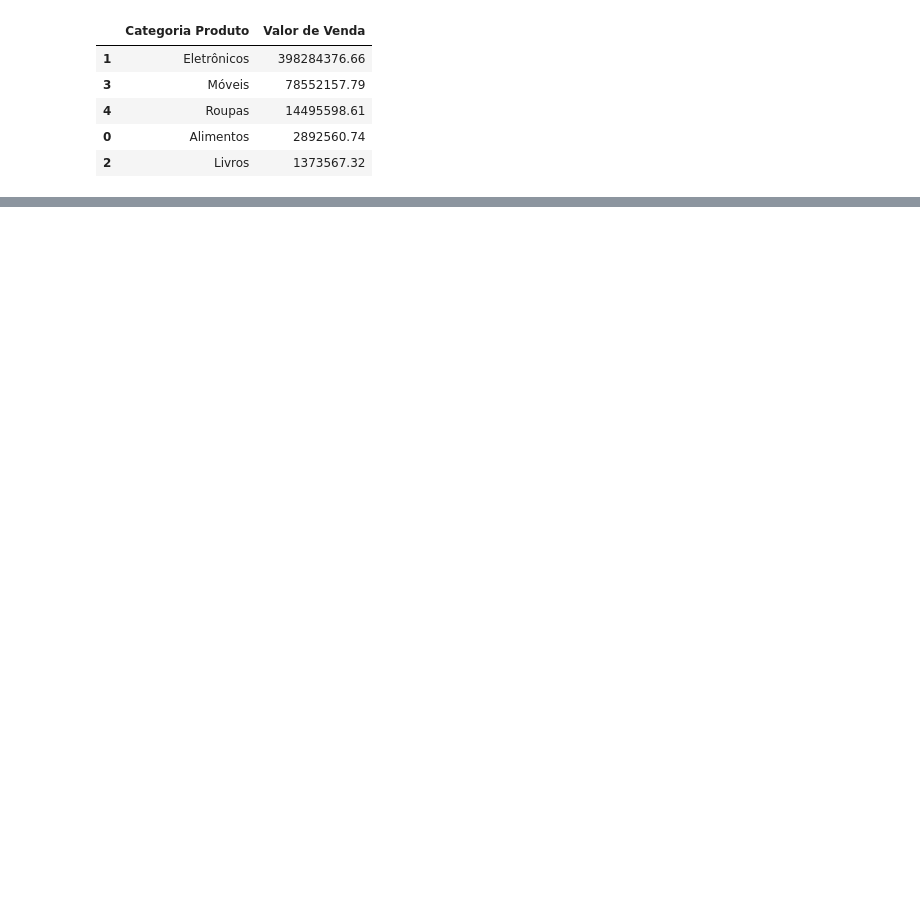
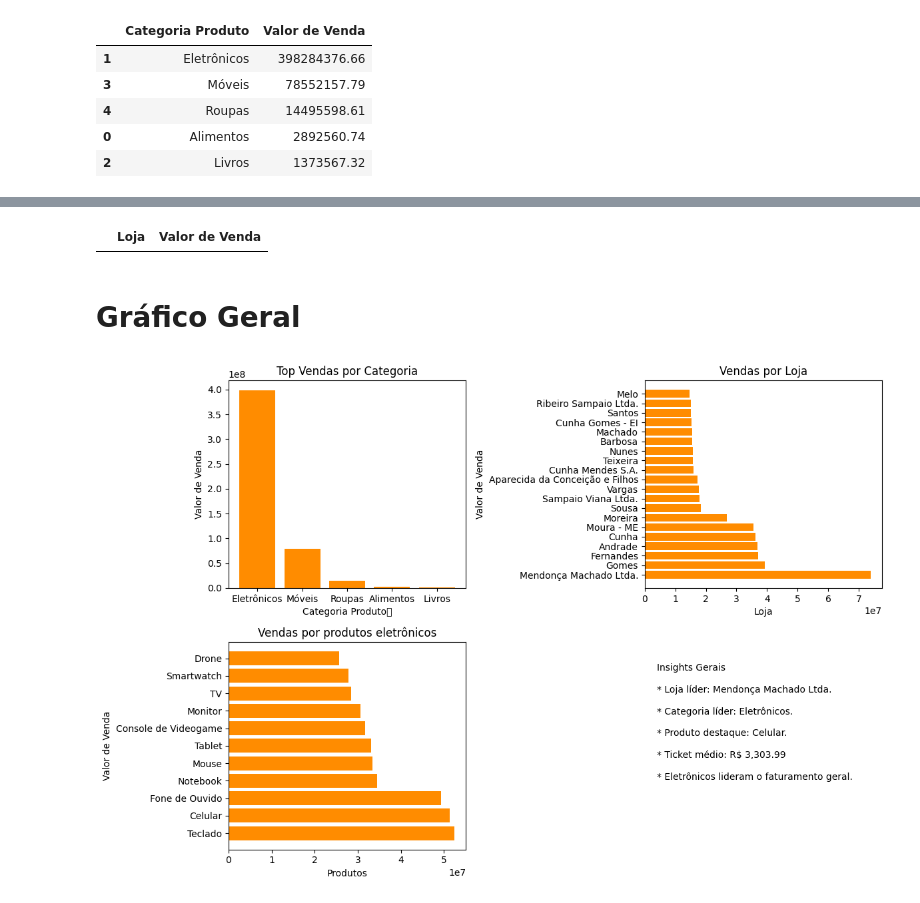
Before and after one commit to HenryMthSantos/Projeto-Caramelo, a Jupyter notebook: análise.ipynb, the cells around one changed output, grey strips where cells are left out. Cells and saved outputs as stored; diff of their text form; code cells hidden in the pictures; blank space fills up the shorter version.

```diff
--- a/análise.ipynb
+++ b/análise.ipynb
@@ -135,8 +145,11 @@ df_venda_loja
 # %%
-#Valor de Venda por Categoria
-
-df_categoria=df.groupby('Categoria Produto')['Valor de Venda'].sum().reset_index()
-df_categoria.sort_values(by='Valor de Venda', ascending=False)
+vendas_por_categoria = (
+    df.groupby('Categoria Produto')['Valor de Venda']
+    .sum()
+    .reset_index()
+    .sort_values(by='Valor de Venda', ascending=False)
+)
+vendas_por_categoria
 # %% [output]
 |  | Categoria Produto | Valor de Venda |
 | 1 | Eletrônicos | 398284376.66 |
@@ -146,0 +185,9 @@ df_categoria.sort_values(by='Valor de Venda', ascending=False)
+# %%
+df_eletronicos = df[df['Categoria Produto'] == 'Eletrônicos']
+
+produtos_eletronicos = (
+    df_eletronicos.groupby('Produto')['Valor de Venda']
+    .sum()
+    .reset_index()
+    .sort_values(by='Valor de Venda', ascending=False)
+)
@@ -146,0 +262,60 @@ df_categoria.sort_values(by='Valor de Venda', ascending=False)
+# %%
+outliers_loja= vendas_por_loja.loc[vendas_por_loja['Valor de Venda']>=limite_superior]
+outliers_loja= outliers_loja.sort_values(by='Valor de Venda',ascending=False)
+outliers_loja
+# %% [output]
+|  | Loja | Valor de Venda |
+# %% [markdown]
+# Gráfico Geral
+# %%
+fig, axs = plt.subplots(2, 2, figsize=(12, 8))
+axs[0, 0].bar(vendas_por_categoria['Categoria Produto'], vendas_por_categoria['Valor de Venda'], color='#FF8C00')
+axs[0, 0].set_title('Top Vendas por Categoria')   # Título do gráfico
+axs[0, 0].set_xlabel('Categoria Produto	')    # Rótulo do eixo X
+axs[0, 0].set_ylabel('Valor de Venda')    # Rótulo do eixo Y
+
+
+axs[0, 1].barh(vendas_por_loja['Loja'], vendas_por_loja['Valor de Venda'], color='#FF8C00')
+axs[0, 1].set_title('Vendas por Loja')   # Título do gráfico
+axs[0, 1].set_xlabel('Loja')    # Rótulo do eixo X
+axs[0, 1].set_ylabel('Valor de Venda')    # Rótulo do eixo Y
+
+
+axs[1, 0].barh(produtos_eletronicos['Produto'], produtos_eletronicos['Valor de Venda'], color='#FF8C00')
+axs[1, 0].set_title('Vendas por produtos eletrônicos')   # Título do gráfico
+axs[1, 0].set_xlabel('Produtos')    # Rótulo do eixo X
+axs[1, 0].set_ylabel('Valor de Venda')    # Rótulo do eixo Y
+
+# Remove os eixos do último gráfico vazio
+axs[1,1].axis('off')
+
+# Texto explicativo
+texto_info = f"""
+Insights Gerais
+
+* Loja líder: Mendonça Machado Ltda.
+
+* Categoria líder: Eletrônicos.
+
+* Produto destaque: Celular.
+
+* Ticket médio: R$ {ticket_medio:,.2f}
+
+* Eletrônicos lideram o faturamento geral.
+"""
+# Adiciona o texto no espaço vazio
+axs[1,1].text(
+    0.05, 0.95,
+    texto_info,
+    fontsize=10,
+    verticalalignment='top'
+)
+
+
+# Ajusta os espaços entre os gráficos para evitar sobreposição
+plt.tight_layout()
+
+# Exibe todos os gráficos juntos
+plt.show()
+# %% [output]
+[figure, added]
```
Also changed, not shown: parts of 23 cells of this notebook.
